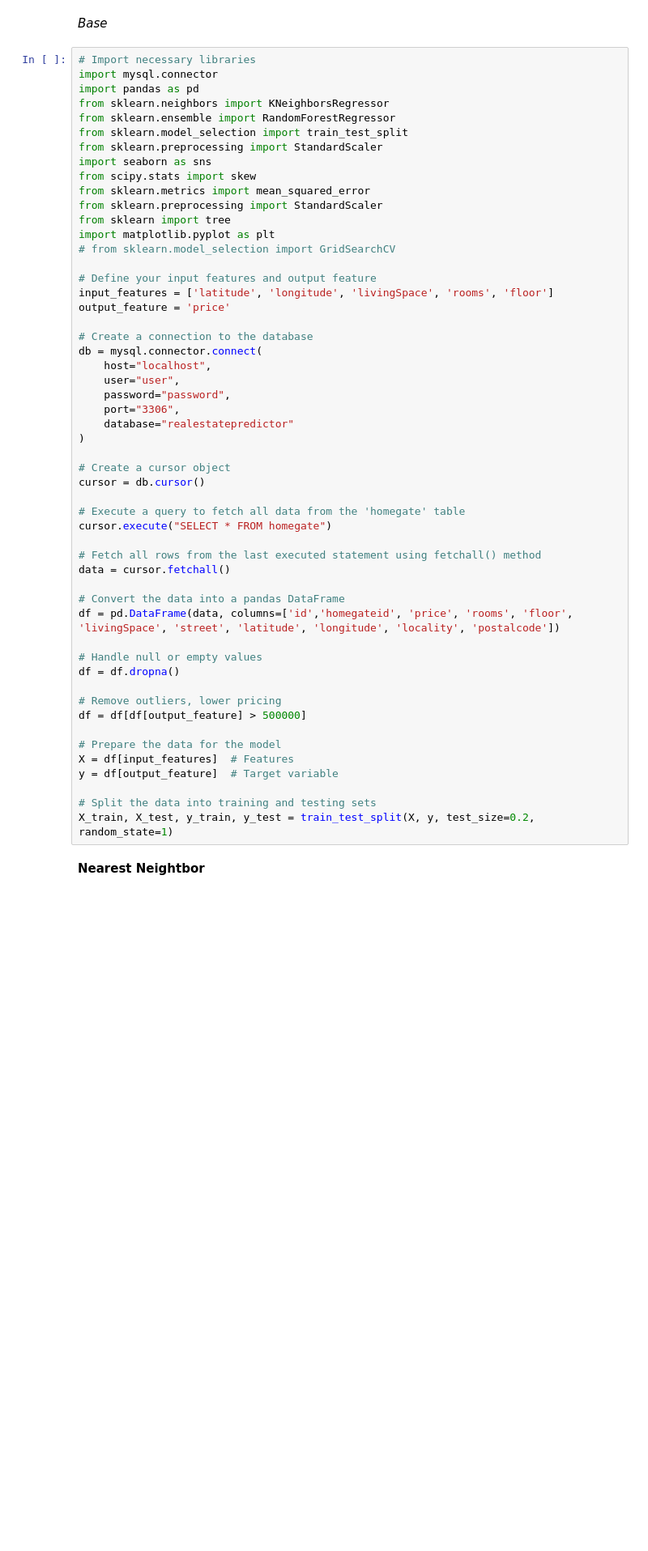
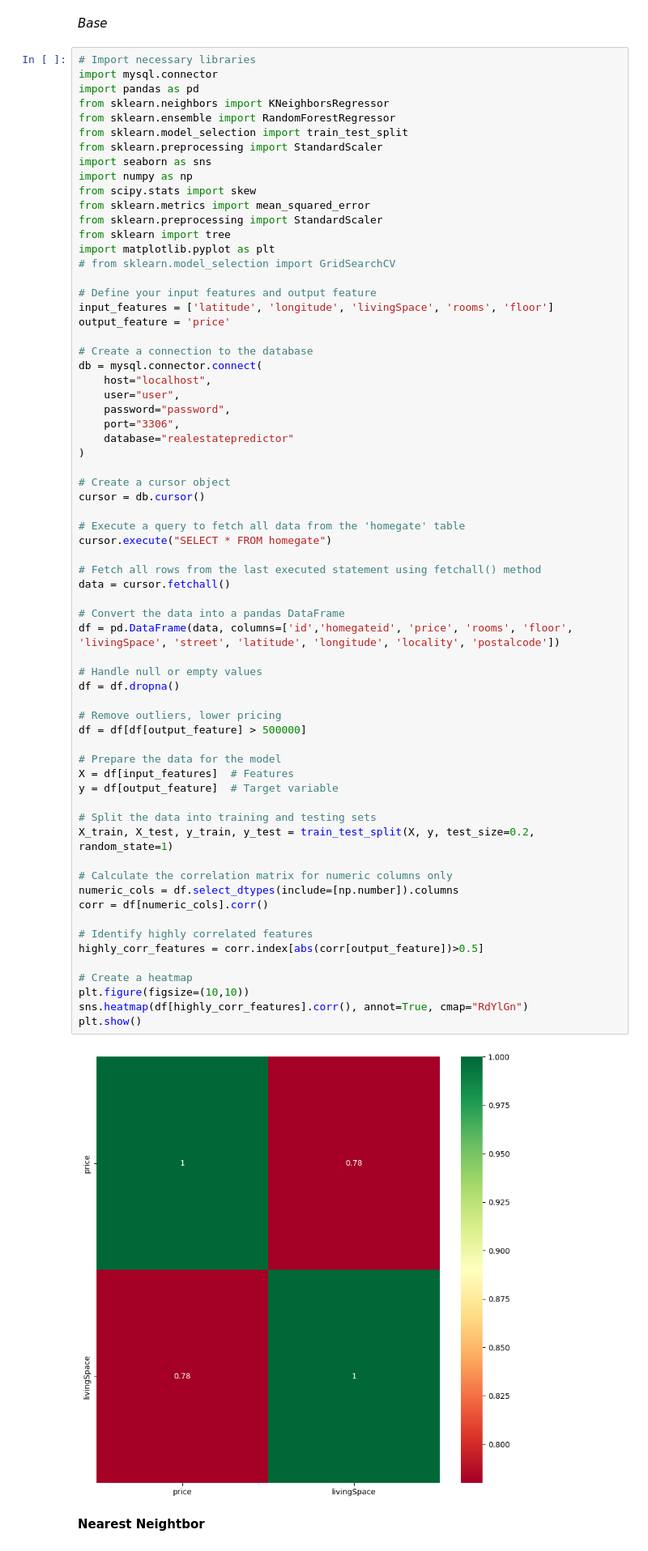
Before and after one commit to SaveTheDave42/AppliedDataScienceProject, a Jupyter notebook: KNN.ipynb, the cells around one changed output. Shown at 81% size. Saved outputs shown, nothing was run; the diff lists cells and outputs as text; blank space fills up the shorter version.

```diff
--- a/NN.ipynb
+++ b/KNN.ipynb
@@ -9,6 +9,7 @@ from sklearn.ensemble import RandomForestRegressor
 from sklearn.model_selection import train_test_split
 from sklearn.preprocessing import StandardScaler
 import seaborn as sns
+import numpy as np
 from scipy.stats import skew
 from sklearn.metrics import mean_squared_error
 from sklearn.preprocessing import StandardScaler
@@ -26,33 +27,47 @@ db = mysql.connector.connect(
     user="user",
     password="password",
     port="3306",
     database="realestatepredictor"
 )
 
 # Create a cursor object
 cursor = db.cursor()
 
 # Execute a query to fetch all data from the 'homegate' table
 cursor.execute("SELECT * FROM homegate")
 
 # Fetch all rows from the last executed statement using fetchall() method
 data = cursor.fetchall()
 
 # Convert the data into a pandas DataFrame
 df = pd.DataFrame(data, columns=['id','homegateid', 'price', 'rooms', 'floor', 'livingSpace', 'street', 'latitude', 'longitude', 'locality', 'postalcode'])
 
 # Handle null or empty values
 df = df.dropna()
 
 # Remove outliers, lower pricing
 df = df[df[output_feature] > 500000]
 
 # Prepare the data for the model
 X = df[input_features]  # Features
 y = df[output_feature]  # Target variable
 
 # Split the data into training and testing sets
 X_train, X_test, y_train, y_test = train_test_split(X, y, test_size=0.2, random_state=1)
+
+# Calculate the correlation matrix for numeric columns only
+numeric_cols = df.select_dtypes(include=[np.number]).columns
+corr = df[numeric_cols].corr()
+
+# Identify highly correlated features
+highly_corr_features = corr.index[abs(corr[output_feature])>0.5]
+
+# Create a heatmap
+plt.figure(figsize=(10,10))
+sns.heatmap(df[highly_corr_features].corr(), annot=True, cmap="RdYlGn")
+plt.show()
+# %% [output]
+[figure, added]
 # %% [markdown]
 **Nearest Neightbor**
 # %%
```
Also changed, not shown: parts of 2 cells of this notebook, 1 other file.
